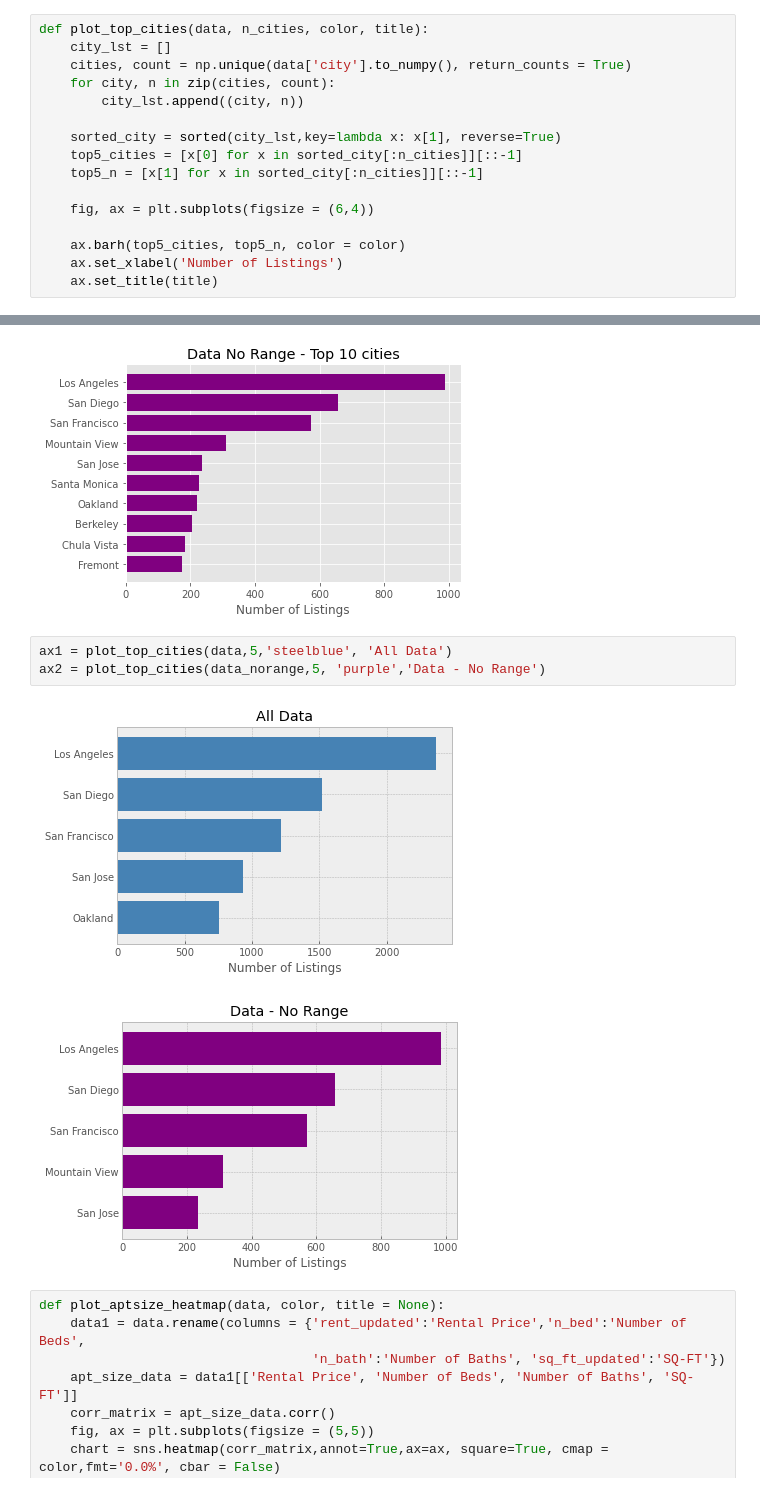
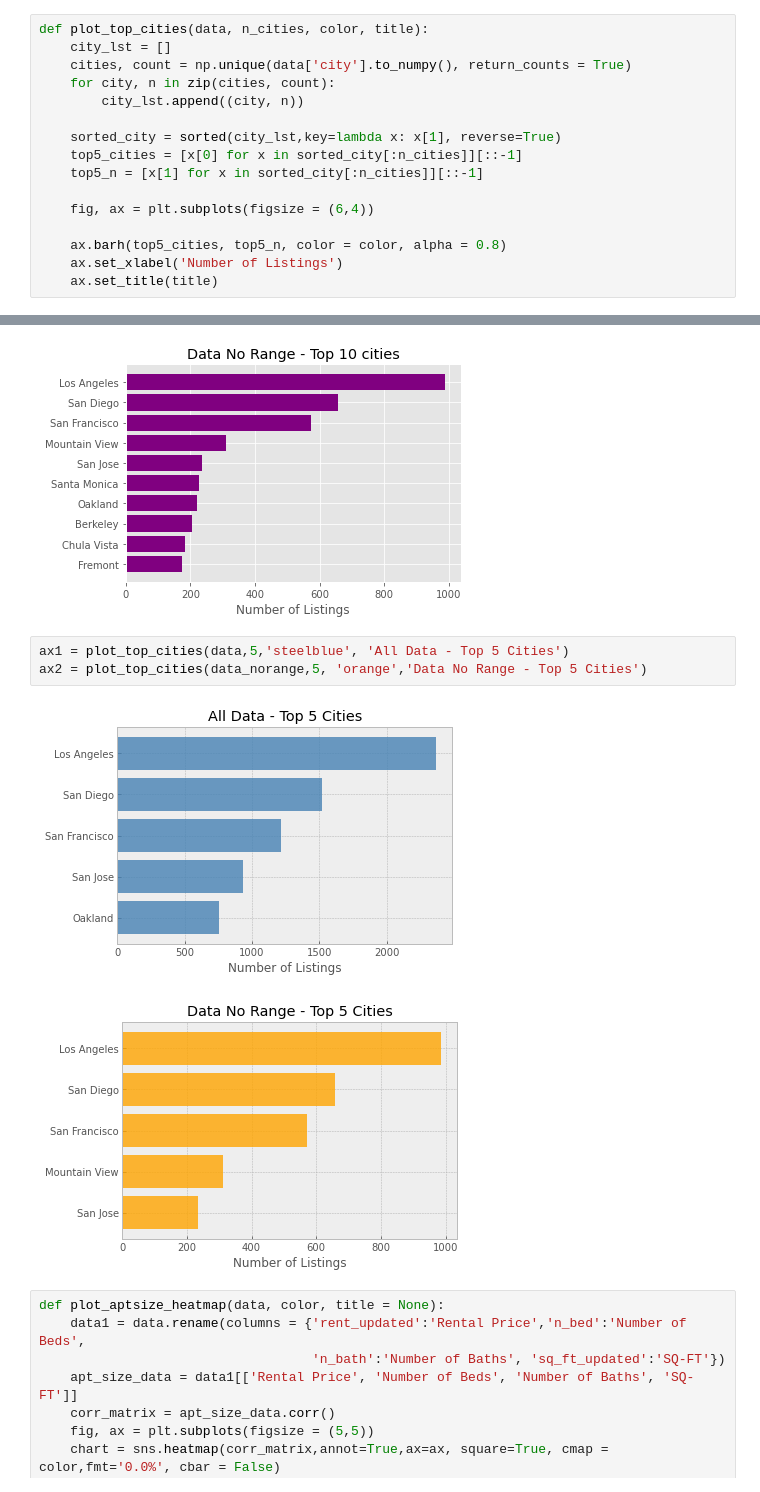
Before and after one commit to yenholaivy/CaliforniaRentalValueEstimation, a Jupyter notebook: data-analysis/apt_analysis.ipynb, the cells around one changed output, grey strips where cells are left out. Drawn from its saved outputs; the diff is of its cells as text.

```diff
--- a/data-analysis/apt_analysis.ipynb
+++ b/data-analysis/apt_analysis.ipynb
@@ -81,7 +89,7 @@ def plot_top_cities(data, n_cities, color, title):
 
     fig, ax = plt.subplots(figsize = (6,4))
 
-    ax.barh(top5_cities, top5_n, color = color)
+    ax.barh(top5_cities, top5_n, color = color, alpha = 0.8)
     ax.set_xlabel('Number of Listings')
     ax.set_title(title)
 # %%
@@ -91,11 +99,11 @@ plot_top_cities(data_norange, 10, color = 'purple', title = 'Data No Range - Top
 [figure]
 [figure]
 # %%
-ax1 = plot_top_cities(data,5,'steelblue', 'All Data')
-ax2 = plot_top_cities(data_norange,5, 'purple','Data - No Range')
+ax1 = plot_top_cities(data,5,'steelblue', 'All Data - Top 5 Cities')
+ax2 = plot_top_cities(data_norange,5, 'orange','Data No Range - Top 5 Cities')
 # %% [output]
-[figure, old version]
+[figure, new version]
-[figure, old version]
+[figure, new version]
 # %%
 def plot_aptsize_heatmap(data, color, title = None):
     data1 = data.rename(columns = {'rent_updated':'Rental Price','n_bed':'Number of Beds',
```
Also changed, not shown: parts of 2 cells of this notebook, 1 other file.
